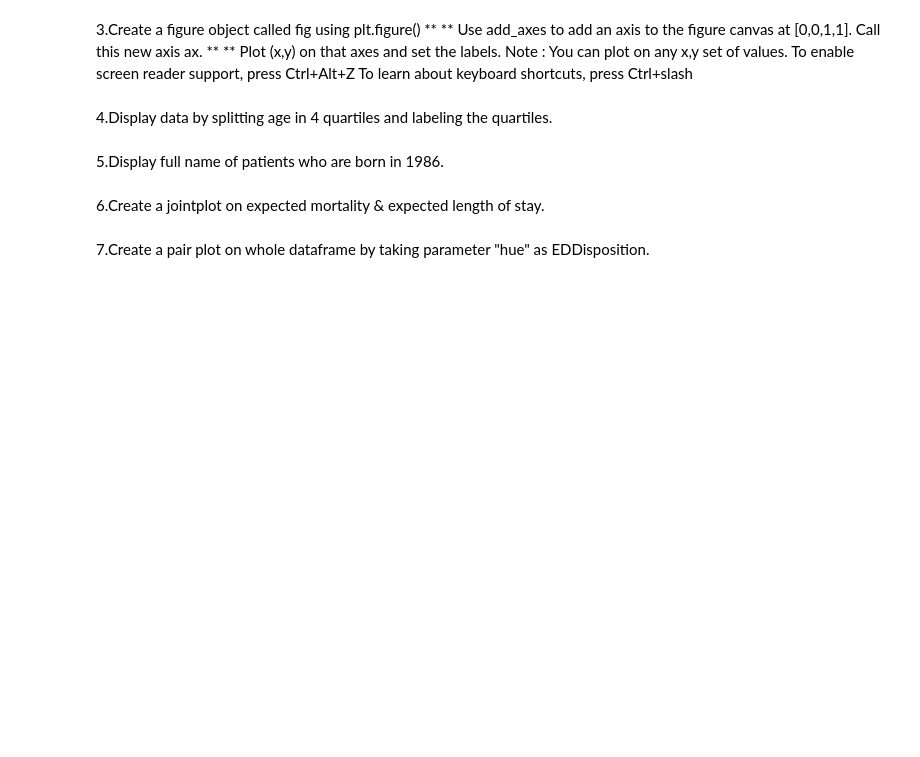
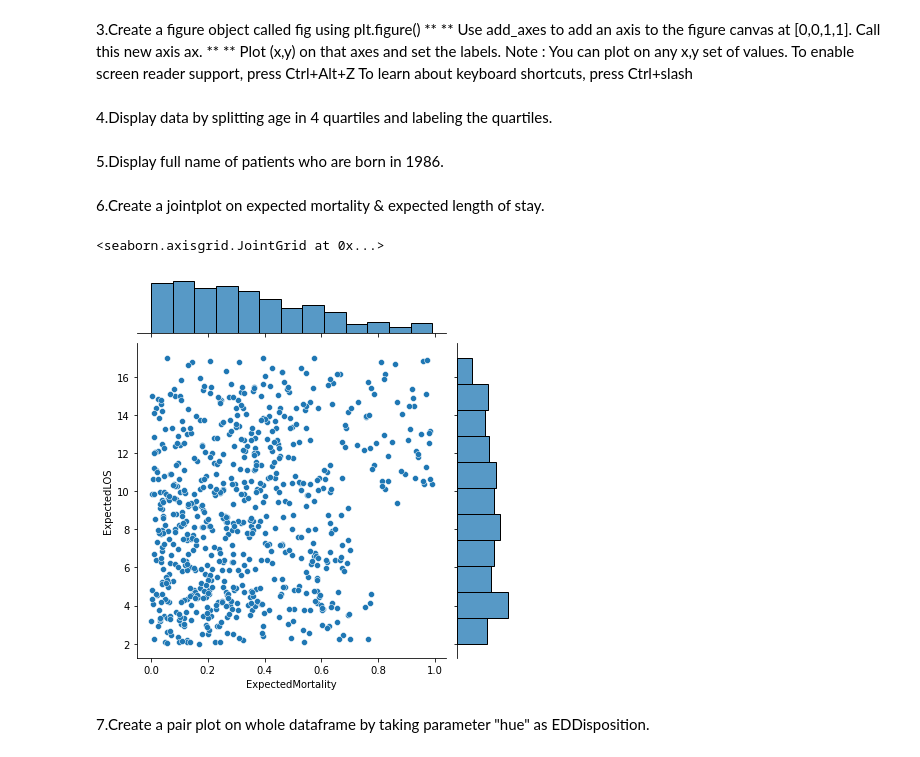
Before and after one commit to PoovithaJayaprakash/Mighty-Pythons, a Jupyter notebook: Mighty-Pythons.ipynb, the cells around one changed output. Saved outputs shown, nothing was run; the diff lists cells and outputs as text; code cells hidden in the pictures; blank space fills up the shorter version.

```diff
--- a/Mighty-Pythons.ipynb
+++ b/Mighty-Pythons.ipynb
@@ -1,3 +1,16 @@
+# %%
+import numpy as np
+import matplotlib.pyplot as plt
+import pandas as pd
+import seaborn as sns
+#Loading the dataset
+dataAmbV      = pd.read_csv(r'C:\Users\vanda\Downloads\DataSet\HospitalDatabaseAmbulatoryVisits.csv')
+dataDischarges= pd.read_csv(r'C:\Users\vanda\Downloads\DataSet\HospitalDatabaseDischarges.csv')
+dataEDUnique  = pd.read_csv(r'C:\Users\vanda\Downloads\DataSet\HospitalDatabaseEDUnique.csv')
+dataEDVisits  = pd.read_csv(r'C:\Users\vanda\Downloads\DataSet\HospitalDatabaseEDVisits.csv')
+dataPatients  = pd.read_csv(r'C:\Users\vanda\Downloads\DataSet\HospitalDatabasePatients.csv')
+dataProviders = pd.read_csv(r'C:\Users\vanda\Downloads\DataSet\HospitalDatabaseProviders.csv')
+dataReAdEntry = pd.read_csv(r'C:\Users\vanda\Downloads\DataSet\HospitalDatabaseReAdmissionRegistry.csv')
 # %% [markdown]
 1.Make a pair plot on Readmission Registry table & do u see any correlation between columns values.
 # %% [markdown]
@@ -14,5 +27,10 @@ To enable screen reader support, press Ctrl+Alt+Z To learn about keyboard shortc
 5.Display full name of patients who are born in 1986.
 # %% [markdown]
 6.Create a jointplot on expected mortality & expected length of stay.
+# %%
+sns.jointplot(x="ExpectedMortality",y="ExpectedLOS",kind="scatter",data=dataDischarges)
+# %% [output]
+<seaborn.axisgrid.JointGrid at 0x...>
+[figure, added]
 # %% [markdown]
 7.Create a pair plot on whole dataframe by taking parameter "hue" as EDDisposition.
```
Also changed, not shown: parts of 4 cells of this notebook.
